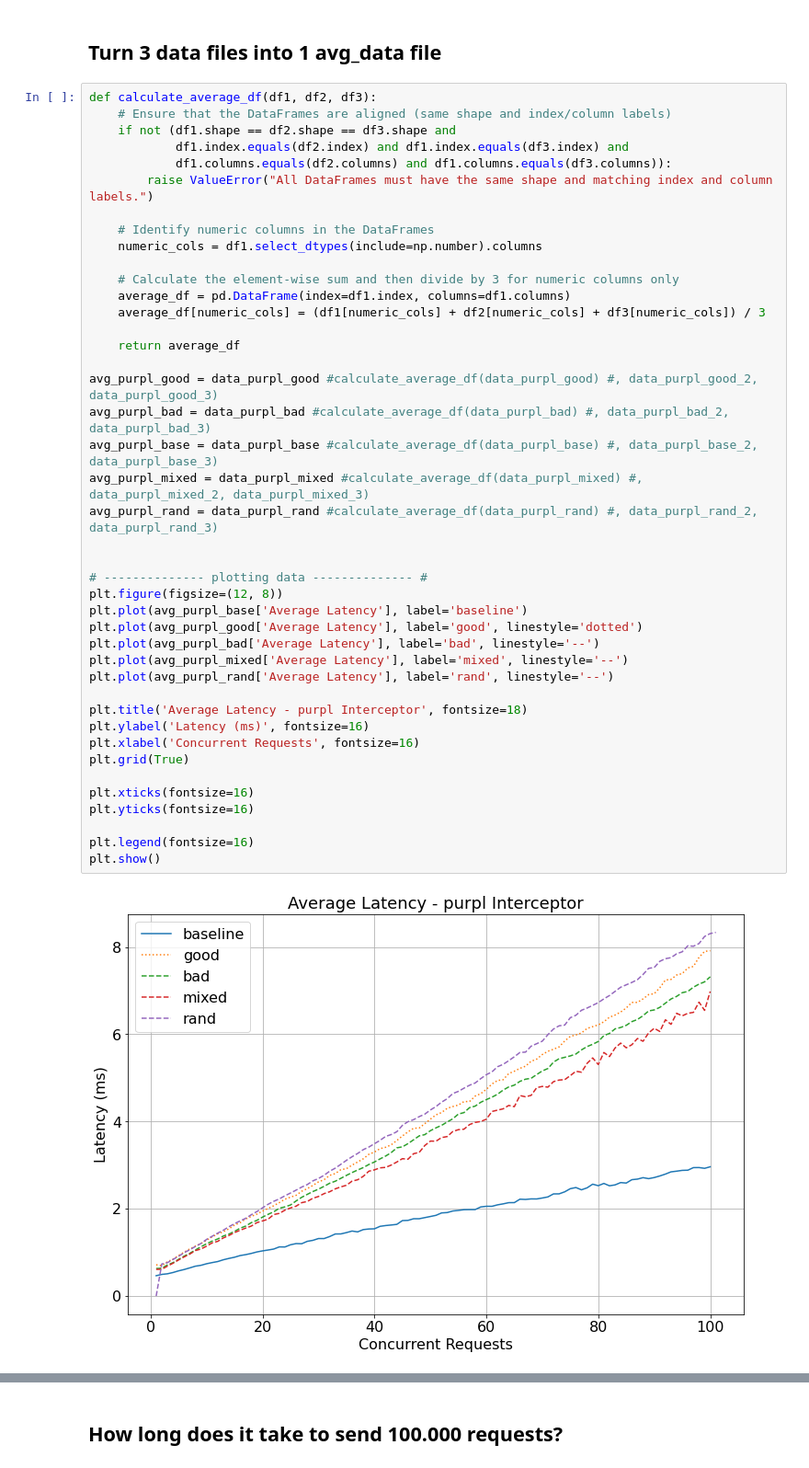
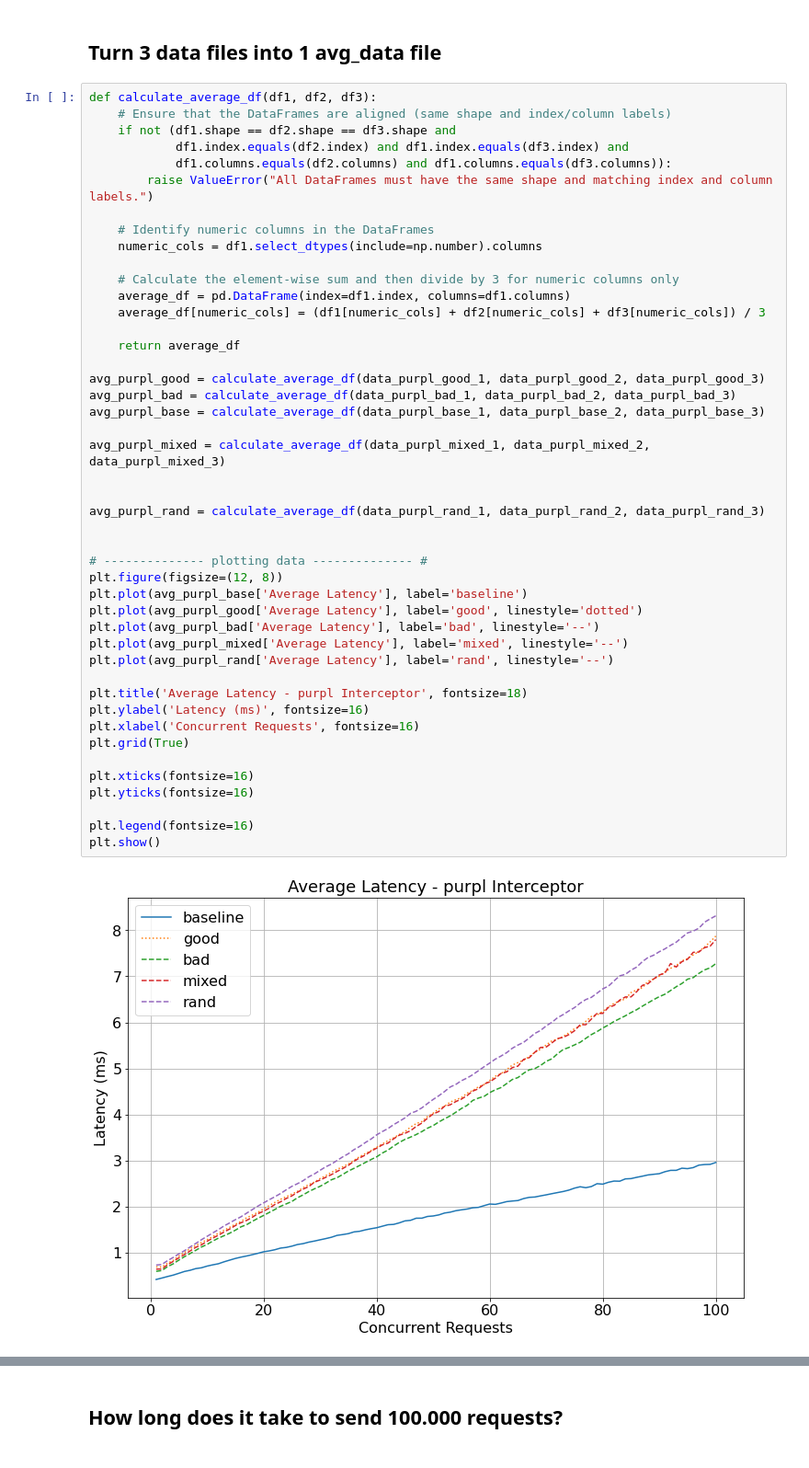
Before and after one commit to louisloechel/CloudServiceBenchmarking, a Jupyter notebook: analysis/analysis_purpl.ipynb, the cells around one changed output, grey strips where cells are left out. Shown at 92% size. Drawn from its saved outputs; the diff is of its cells as text.

```diff
--- a/analysis/analysis_purpl.ipynb
+++ b/analysis/analysis_purpl.ipynb
@@ -125,39 +125,42 @@ def calculate_average_df(df1, df2, df3):
     # Identify numeric columns in the DataFrames
     numeric_cols = df1.select_dtypes(include=np.number).columns
 
     # Calculate the element-wise sum and then divide by 3 for numeric columns only
     average_df = pd.DataFrame(index=df1.index, columns=df1.columns)
     average_df[numeric_cols] = (df1[numeric_cols] + df2[numeric_cols] + df3[numeric_cols]) / 3
 
     return average_df
 
-avg_purpl_good = data_purpl_good #calculate_average_df(data_purpl_good) #, data_purpl_good_2, data_purpl_good_3)
-avg_purpl_bad = data_purpl_bad #calculate_average_df(data_purpl_bad) #, data_purpl_bad_2, data_purpl_bad_3)
-avg_purpl_base = data_purpl_base #calculate_average_df(data_purpl_base) #, data_purpl_base_2, data_purpl_base_3)
-avg_purpl_mixed = data_purpl_mixed #calculate_average_df(data_purpl_mixed) #, data_purpl_mixed_2, data_purpl_mixed_3)
-avg_purpl_rand = data_purpl_rand #calculate_average_df(data_purpl_rand) #, data_purpl_rand_2, data_purpl_rand_3)
+avg_purpl_good = calculate_average_df(data_purpl_good_1, data_purpl_good_2, data_purpl_good_3)
+avg_purpl_bad = calculate_average_df(data_purpl_bad_1, data_purpl_bad_2, data_purpl_bad_3)
+avg_purpl_base = calculate_average_df(data_purpl_base_1, data_purpl_base_2, data_purpl_base_3)
+
+avg_purpl_mixed = calculate_average_df(data_purpl_mixed_1, data_purpl_mixed_2, data_purpl_mixed_3)
+
+
+avg_purpl_rand = calculate_average_df(data_purpl_rand_1, data_purpl_rand_2, data_purpl_rand_3)
 
 
 # -------------- plotting data -------------- #
 plt.figure(figsize=(12, 8))
 plt.plot(avg_purpl_base['Average Latency'], label='baseline')
 plt.plot(avg_purpl_good['Average Latency'], label='good', linestyle='dotted')
 plt.plot(avg_purpl_bad['Average Latency'], label='bad', linestyle='--')
 plt.plot(avg_purpl_mixed['Average Latency'], label='mixed', linestyle='--')
 plt.plot(avg_purpl_rand['Average Latency'], label='rand', linestyle='--')
 
 plt.title('Average Latency - purpl Interceptor', fontsize=18)
 plt.ylabel('Latency (ms)', fontsize=16)
 plt.xlabel('Concurrent Requests', fontsize=16)
 plt.grid(True)
 
 plt.xticks(fontsize=16)
 plt.yticks(fontsize=16)
 
 plt.legend(fontsize=16)
 plt.show()
 # %% [output]
-[figure, old version]
+[figure, new version]
 # %%
 plt.figure(figsize=(12, 8))
 plt.plot(avg_purpl_base['Avg. Throughput req/s'], label='baseline')
```
Also changed, not shown: parts of 32 cells of this notebook.
